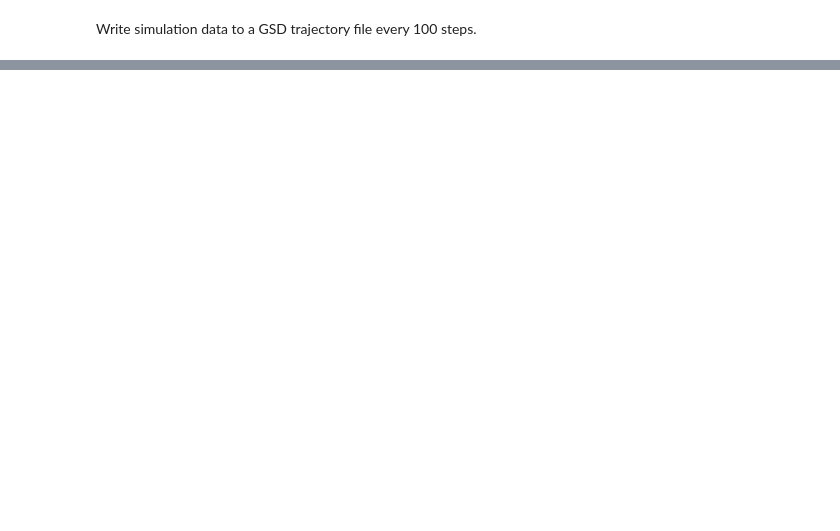
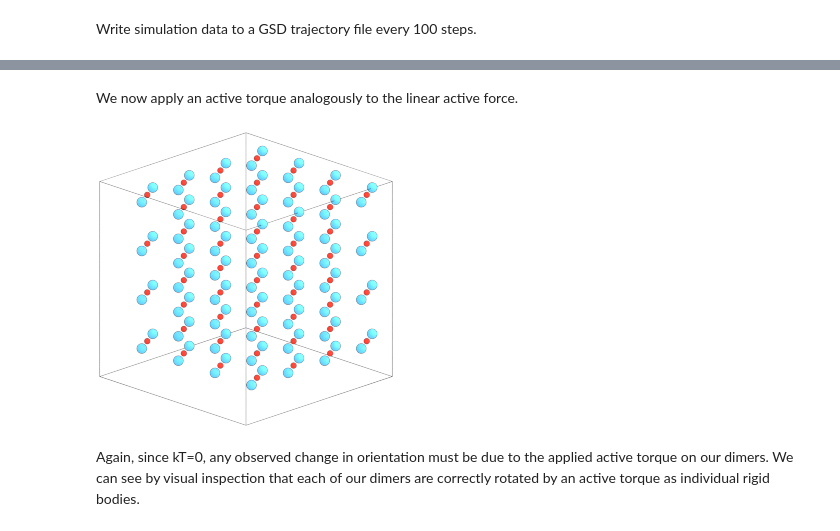
Before and after one commit to glotzerlab/hoomd-examples, a Jupyter notebook: 11-Active-Particles-In-MD/04-Active-Torque-On-Rigid-Bodies.ipynb, the cells around one changed output, grey strips where cells are left out. Saved outputs shown, nothing was run; the diff lists cells and outputs as text; code cells hidden in the pictures; blank space fills up the shorter version.

```diff
--- a/11-Active-Particles-In-MD/04-Active-Torque-On-Rigid-Bodies.ipynb
+++ b/11-Active-Particles-In-MD/04-Active-Torque-On-Rigid-Bodies.ipynb
@@ -284,0 +311,2 @@ render(simulation.state.get_snapshot())
+# %% [markdown]
+We now apply an active torque analogously to the linear active force.
@@ -284,0 +321,8 @@ render(simulation.state.get_snapshot())
+# %%
+simulation.run(1000)
+gsd_oper.flush()
+render(simulation.state.get_snapshot())
+# %% [output]
+[figure, added]
+# %% [markdown]
+Again, since kT=0, any observed change in orientation must be due to the applied active torque on our dimers. We can see by visual inspection that each of our dimers are correctly rotated by an active torque as individual rigid bodies.
```
Also changed, not shown: parts of 20 cells of this notebook, 1 other file.
